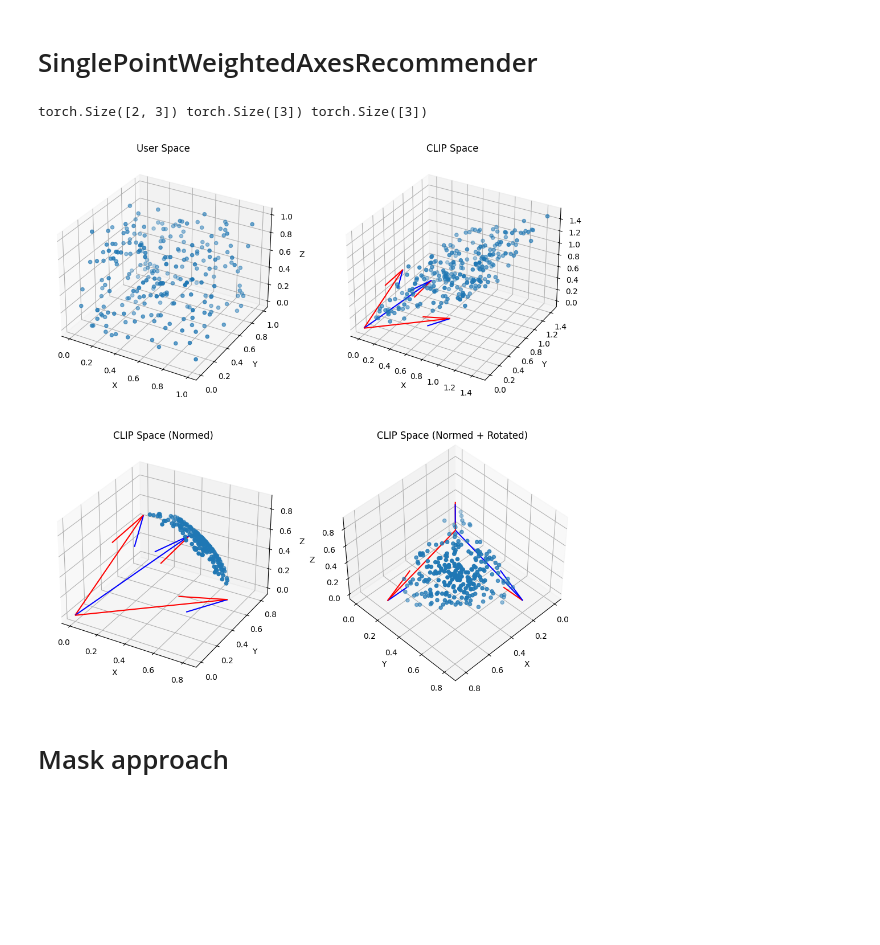
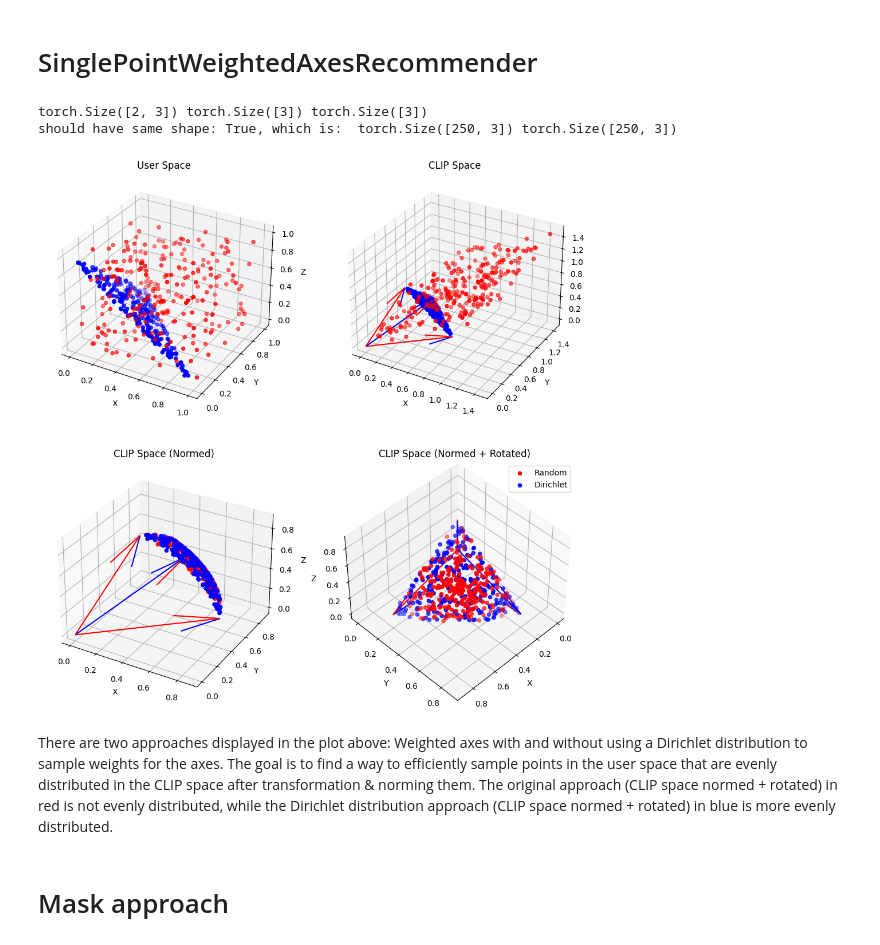
Before and after one commit to Schaban1/bachelor_thesis, a Jupyter notebook: scripts/uniform_sphere_surface_distribution.ipynb, the cells around one changed output. Saved outputs shown, nothing was run; the diff lists cells and outputs as text; code cells hidden in the pictures; blank space fills up the shorter version.

Commit message:
feat: Add visual test of including Dirichlet simplex for weighted axes

```diff
--- a/scripts/uniform_sphere_surface_distribution.ipynb
+++ b/scripts/uniform_sphere_surface_distribution.ipynb
@@ -558,7 +558,7 @@ heads_normed = F.normalize(heads, p=2, dim=-1)
 
 # Parameters
 num_samples = 250  # Number of samples along one axis (this will give a resolution)
-exploration_factor = 1.0
+exploration_factor = 1.0  # Factor to scale the exploration
 bounds = torch.tensor([[0.0, 0.0, 0.0], [1.0, 1.0, 1.0]])
 user_profile = torch.tensor([0.25, 0.5, 0.25])
 
@@ -572,17 +572,28 @@ upper_sampling_ranges = bounds[1] - user_profile
 
 # random weights for axes for each recommendation in bounds
 weights = torch.rand(size=(num_samples, user_profile.shape[0]))  # in [0, 1]
+
+# try to choose weights s.t. they are on a simplex (via Dirichlet distribution) -> smart, since after transformation & norming they should be evenly distributed in CLIP space
+alpha = torch.ones(3)  # Concentration parameter (uniform)
+distribution = torch.distributions.dirichlet.Dirichlet(alpha)
+weights_dirichlet = distribution.sample(sample_shape=(num_samples,))
+print(f"should have same shape: {weights_dirichlet.shape == weights.shape}, which is: ", weights_dirichlet.shape, weights.shape)
+
 # scale to bounds to ranges & scale with exploration factor
 weights = (exploration_factor *
            (weights * (upper_sampling_ranges - lower_sampling_ranges) + lower_sampling_ranges))
+weights_dirichlet = (exploration_factor *
+                        (weights_dirichlet * (upper_sampling_ranges - lower_sampling_ranges) + lower_sampling_ranges))
 
 # interpolate between user profile and axes, user user_profile as reference point
 x_rand = user_profile + weights @ axes
+x_rand_dirichlet = user_profile + weights_dirichlet @ axes
 
 # Plot the samples in the user space
 fig = plt.figure(figsize=(12, 12))
 ax_0 = fig.add_subplot(2, 2, 1, projection='3d')
-ax_0.scatter(x_rand[:,0], x_rand[:,1], x_rand[:, 2])
+ax_0.scatter(x_rand[:,0], x_rand[:,1], x_rand[:, 2], c='r', label='Random')
+ax_0.scatter(x_rand_dirichlet[:,0], x_rand_dirichlet[:,1], x_rand_dirichlet[:, 2], c='b', label='Dirichlet')
 ax_0.set_title('User Space')
 ax_0.set_xlabel('X')
 ax_0.set_ylabel('Y')
@@ -590,45 +601,58 @@ ax_0.set_zlabel('Z')
 
 # Plot random samples transformed into the CLIP space
 embeds =  x_rand @ heads_normed
+embeds_dirichlet = x_rand_dirichlet @ heads_normed
 ax_1 = fig.add_subplot(2, 2, 2, projection='3d')
 ax_1.quiver(*origin, heads_normed[:,0], heads_normed[:,1], heads_normed[:,2], color=['r','b'])
-ax_1.scatter(embeds[:,0], embeds[:,1], embeds[:,2])
+ax_1.scatter(embeds[:,0], embeds[:,1], embeds[:,2], c='r', label='Random')
+ax_1.scatter(embeds_dirichlet[:,0], embeds_dirichlet[:,1], embeds_dirichlet[:, 2], c='b', label='Dirichlet')
 ax_1.set_title('CLIP Space')
 ax_1.set_xlabel('X')
 ax_1.set_ylabel('Y')
 ax_1.set_zlabel('Z')
 
 # Project embeds on the spheres surface in the CLIP Space
 embeds_proj = F.normalize(embeds, p=2, dim=-1)
+embeds_proj_dirichlet = F.normalize(embeds_dirichlet, p=2, dim=-1)
 ax_2 = fig.add_subplot(2, 2, 3, projection='3d')
 ax_2.quiver(*origin, heads_normed[:,0], heads_normed[:,1], heads_normed[:,2], color=['r','b'])
-ax_2.scatter(embeds_proj[:,0], embeds_proj[:,1], embeds_proj[:,2])
+ax_2.scatter(embeds_proj[:,0], embeds_proj[:,1], embeds_proj[:,2], c='r', label='Random')
+ax_2.scatter(embeds_proj_dirichlet[:,0], embeds_proj_dirichlet[:,1], embeds_proj_dirichlet[:, 2], c='b', label='Dirichlet')
 ax_2.set_title('CLIP Space (Normed)')
 ax_2.set_xlabel('X')
 ax_2.set_ylabel('Y')
 ax_2.set_zlabel('Z')
 
 # Same PLot but with a front view
 ax_3 = fig.add_subplot(2, 2, 4, projection='3d')
 ax_3.quiver(*origin, heads_normed[:,0], heads_normed[:,1], heads_normed[:,2], color=['r','b'])
-ax_3.scatter(embeds_proj[:,0], embeds_proj[:,1], embeds_proj[:,2])
+ax_3.scatter(embeds_proj[:,0], embeds_proj[:,1], embeds_proj[:,2], c='r', label='Random')
+ax_3.scatter(embeds_proj_dirichlet[:,0], embeds_proj_dirichlet[:,1], embeds_proj_dirichlet[:, 2], c='b', label='Dirichlet')
 ax_3.set_title('CLIP Space (Normed + Rotated)')
 ax_3.set_xlabel('X')
 ax_3.set_ylabel('Y')
 ax_3.set_zlabel('Z')
+
+plt.legend()
 
 #Rotate to se the sphere
 angle = 90
 angle_norm = (angle + 180) % 360 - 180
 elev = 45
 azim = 45
 roll = 0
 ax_3.view_init(elev, azim, roll)
 
 plt.show()
 # %% [output]
 torch.Size([2, 3]) torch.Size([3]) torch.Size([3])
+should have same shape: True, which is:  torch.Size([250, 3]) torch.Size([250, 3])
-[figure, old version]
+[figure, new version]
+# %% [markdown]
+There are two approaches displayed in the plot above:
+Weighted axes with and without using a Dirichlet distribution to sample weights for the axes.
+The goal is to find a way to efficiently sample points in the user space that are evenly distributed in the CLIP space after transformation & norming them.
+The original approach (CLIP space normed + rotated) in red is not evenly distributed, while the Dirichlet distribution approach (CLIP space normed + rotated) in blue is more evenly distributed.
 # %% [markdown]
 # Mask approach
 # %%
```
Also changed, not shown: parts of 2 cells of this notebook.
